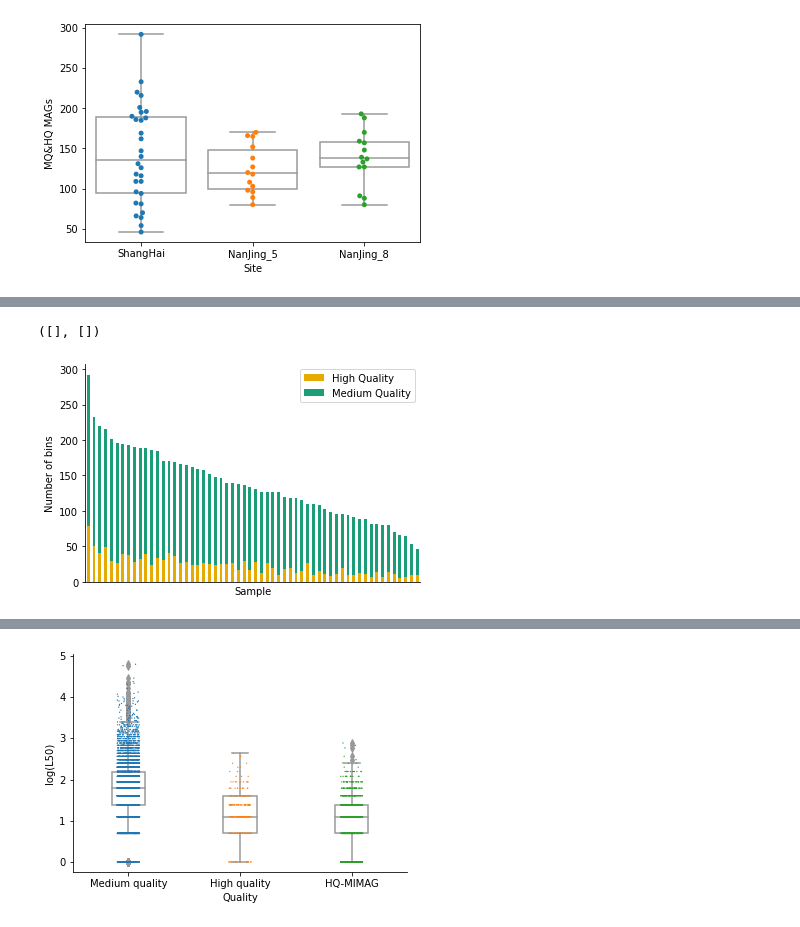
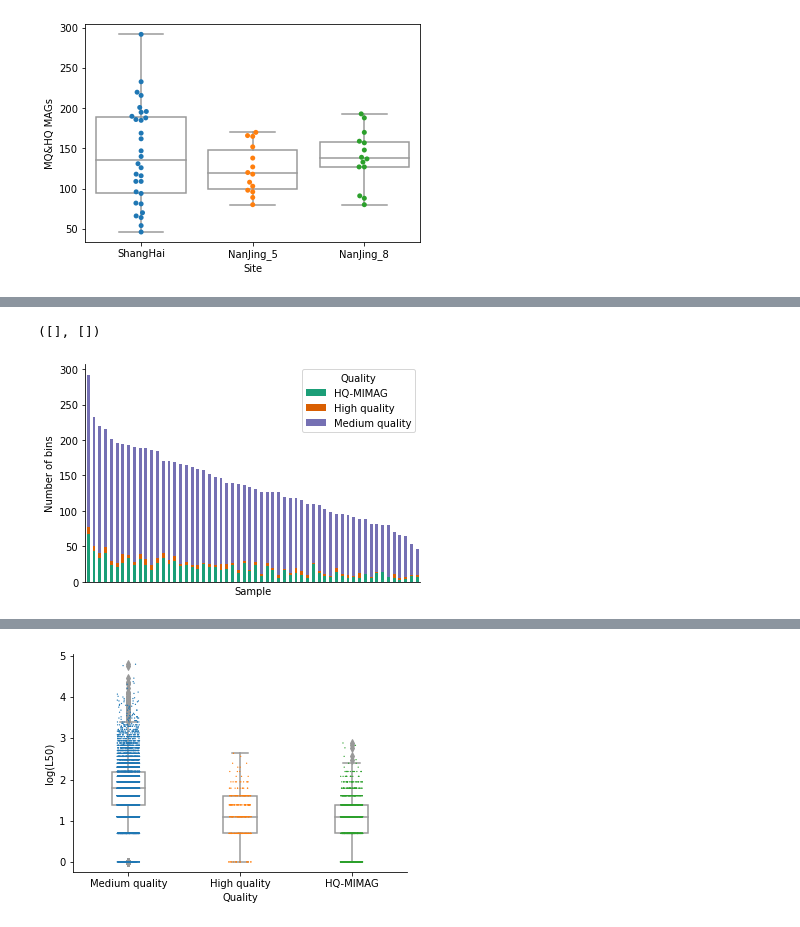
Before and after one commit to BigDataBiology/Duan2026_urban_soil, a Jupyter notebook: analysis/analysis.ipynb, the cells around one changed output, grey strips where cells are left out. Saved outputs shown, nothing was run; the diff lists cells and outputs as text; code cells hidden in the pictures.

```diff
--- a/analysis/analysis.ipynb
+++ b/analysis/analysis.ipynb
@@ -210,0 +187,5 @@ df
+# %%
+df = pd.read_csv(r'./pre-calculated_data/sample_bins_info_mimag_gc.tsv',sep='\t')
+df = df[['Sample','Mag ID','Completeness','Contamination','MIMAG','Drep_95','Nr contigs','Quality','N50','L50','GC content']]
+df.loc[df['MIMAG'] == 'T', 'Quality'] = 'HQ-MIMAG'
+df
@@ -211,9 +206,14 @@ df
+# %%
+quality_counts = df.groupby(['Sample', 'Quality']).size().unstack(fill_value=0)
+quality_counts['all'] = quality_counts['HQ-MIMAG']+quality_counts['High quality']+quality_counts['Medium quality']
+quality_counts = quality_counts.sort_values(by='all', ascending=False)
+quality_counts = quality_counts.drop('all',axis=1)
 # %%
-ax =df.plot.bar(stacked=True,color=['#e6ab02','#1b9e77'])
+ax =quality_counts.plot.bar(stacked=True,color=['#1b9e77','#d95f02','#7570b3'])
 ax.spines['right'].set_visible(False)
 ax.spines['top'].set_visible(False)
 ax.set(ylabel="Number of bins")
 plt.xticks([])
 # %% [output]
 ([], [])
-[figure, old version]
+[figure, new version]
```
Also changed, not shown: parts of 21 cells of this notebook, 15 other files.
